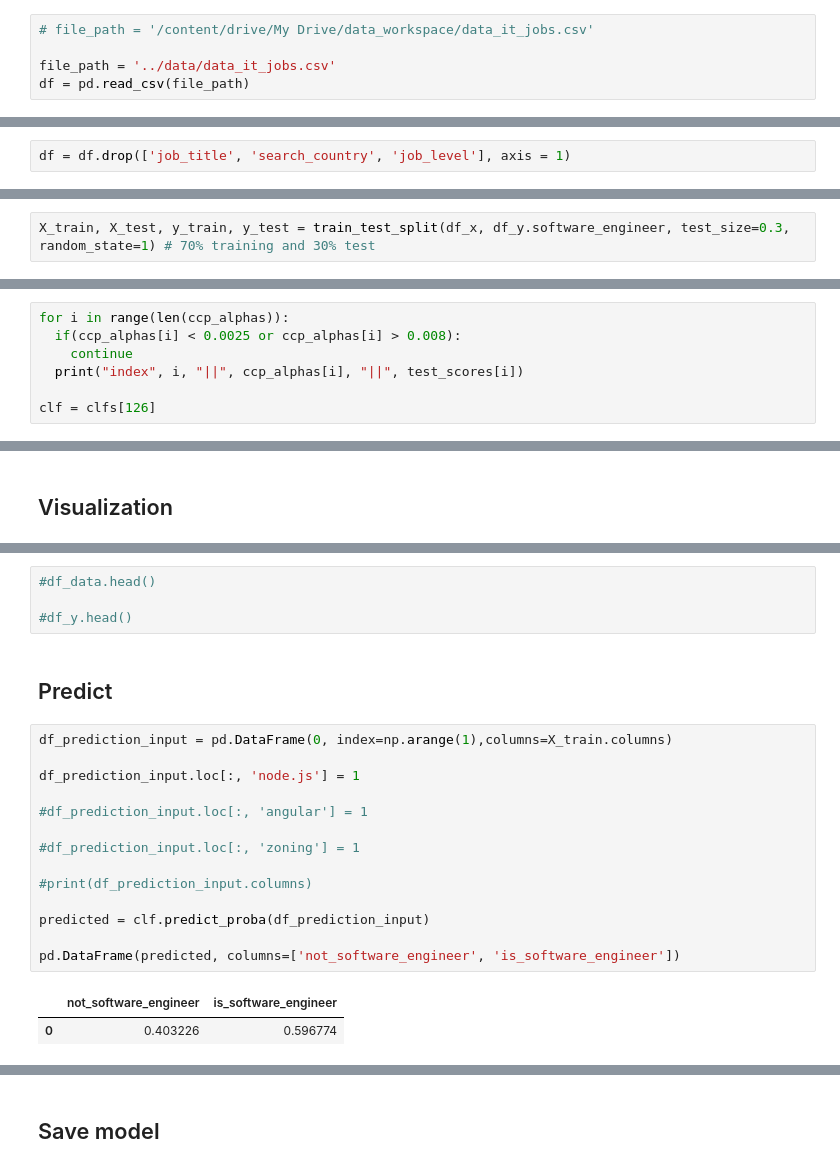
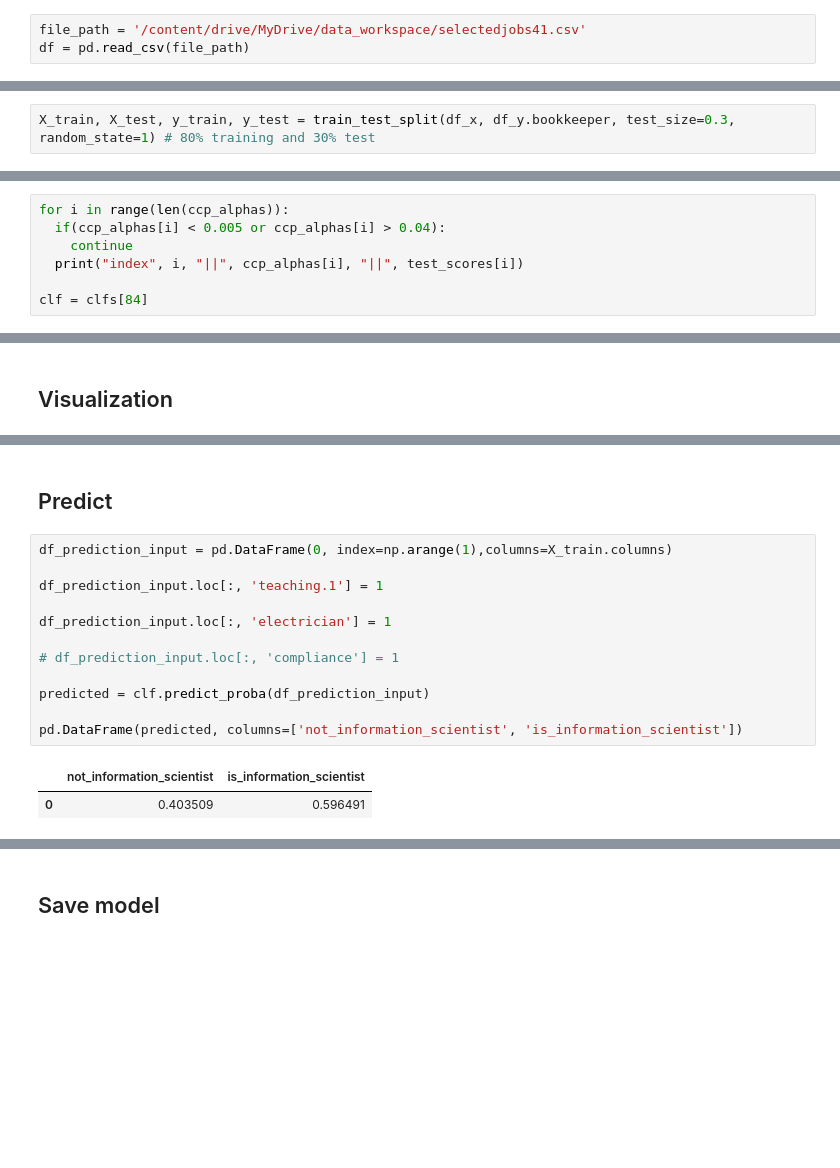
Before and after one commit to weelye/Project_01_CareerCannon, a Jupyter notebook: ML-Logic/decision_tree/decision-tree.ipynb, the cells around one changed output, grey strips where cells are left out. Cells and saved outputs as stored; diff of their text form; blank space fills up the shorter version.

```diff
--- a/ML-Logic/decision_tree/decision-tree.ipynb
+++ b/ML-Logic/decision_tree/decision-tree.ipynb
@@ -20,7 +52,5 @@ Make sure you have added the shortcut from the shared drive to your "My Drive"
 # %% [markdown]
 ## Read CSV
 # %%
-# file_path = '/content/drive/My Drive/data_workspace/data_it_jobs.csv'
-
-file_path = '../data/data_it_jobs.csv'
+file_path = '/content/drive/MyDrive/data_workspace/selectedjobs41.csv'
 df = pd.read_csv(file_path)
@@ -27,7 +77,5 @@ df = pd.read_csv(file_path)
 # %% [markdown]
 ## Drop unused columns
-# %%
-df = df.drop(['job_title', 'search_country', 'job_level'], axis = 1)
 # %% [markdown]
 ## Split x and y
 # %%
@@ -46,7 +95,7 @@ df_y = pd.get_dummies(df_y, columns=['search_position'], prefix=None)
 # %% [markdown]
 ## Split training and test data
 # %%
-X_train, X_test, y_train, y_test = train_test_split(df_x, df_y.software_engineer, test_size=0.3, random_state=1) # 70% training and 30% test
+X_train, X_test, y_train, y_test = train_test_split(df_x, df_y.bookkeeper, test_size=0.3, random_state=1) # 80% training and 30% test
 # %% [markdown]
 # Train
 # %%
@@ -90,9 +139,9 @@ plt.show()
 ## Optimal ccp_alpha
 # %%
 for i in range(len(ccp_alphas)):
-  if(ccp_alphas[i] < 0.0025 or ccp_alphas[i] > 0.008):
+  if(ccp_alphas[i] < 0.005 or ccp_alphas[i] > 0.04):
     continue
   print("index", i, "||", ccp_alphas[i], "||", test_scores[i])
 
-clf = clfs[126]
+clf = clfs[84]
 # %% [output]
@@ -129,23 +176,17 @@ print(top_5_feature_list)
-# %%
-#df_data.head()
-
-#df_y.head()
 # %% [markdown]
 ## Predict
 # %%
 df_prediction_input = pd.DataFrame(0, index=np.arange(1),columns=X_train.columns)
 
-df_prediction_input.loc[:, 'node.js'] = 1
+df_prediction_input.loc[:, 'teaching.1'] = 1
 
-#df_prediction_input.loc[:, 'angular'] = 1
+df_prediction_input.loc[:, 'electrician'] = 1
 
-#df_prediction_input.loc[:, 'zoning'] = 1
-
-#print(df_prediction_input.columns)
+# df_prediction_input.loc[:, 'compliance'] = 1
 
 predicted = clf.predict_proba(df_prediction_input)
 
-pd.DataFrame(predicted, columns=['not_software_engineer', 'is_software_engineer'])
+pd.DataFrame(predicted, columns=['not_information_scientist', 'is_information_scientist'])
 # %% [output]
-|  | not_software_engineer | is_software_engineer |
-| 0 | 0.403226 | 0.596774 |
+|  | not_information_scientist | is_information_scientist |
+| 0 | 0.403509 | 0.596491 |
```
Also changed, not shown: parts of 15 cells of this notebook, 10 other files.
